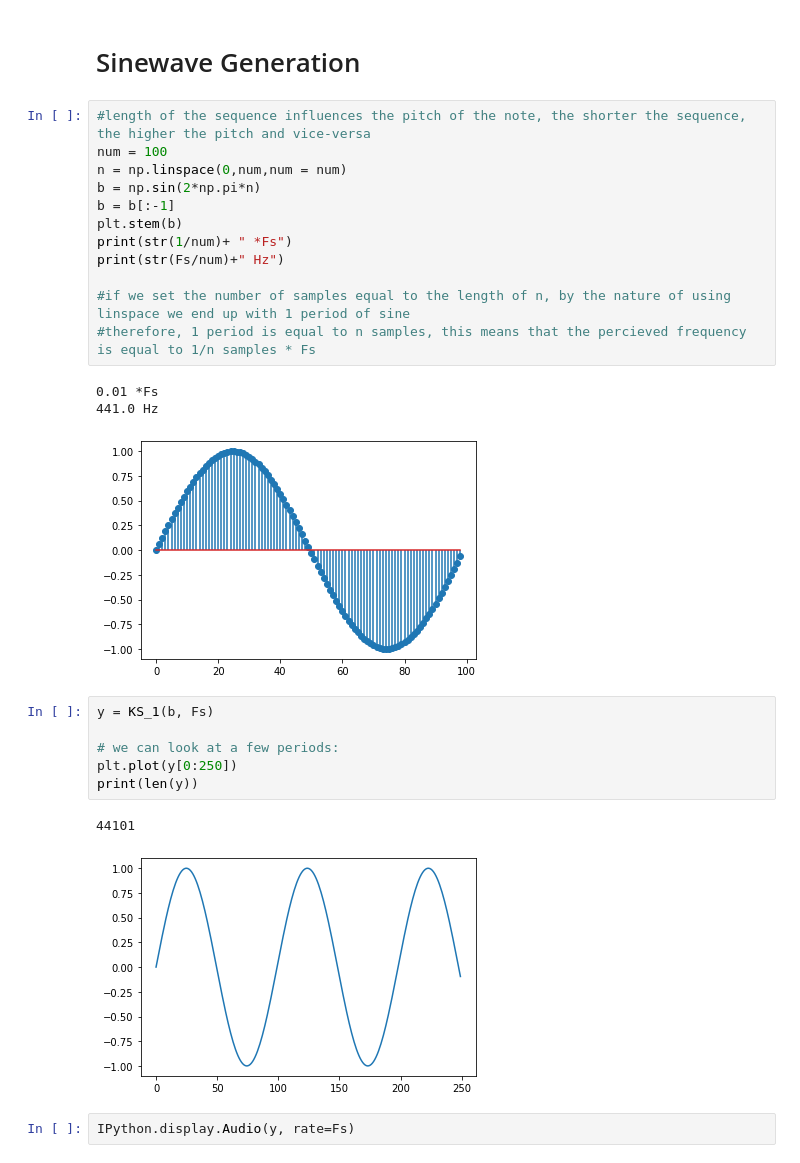
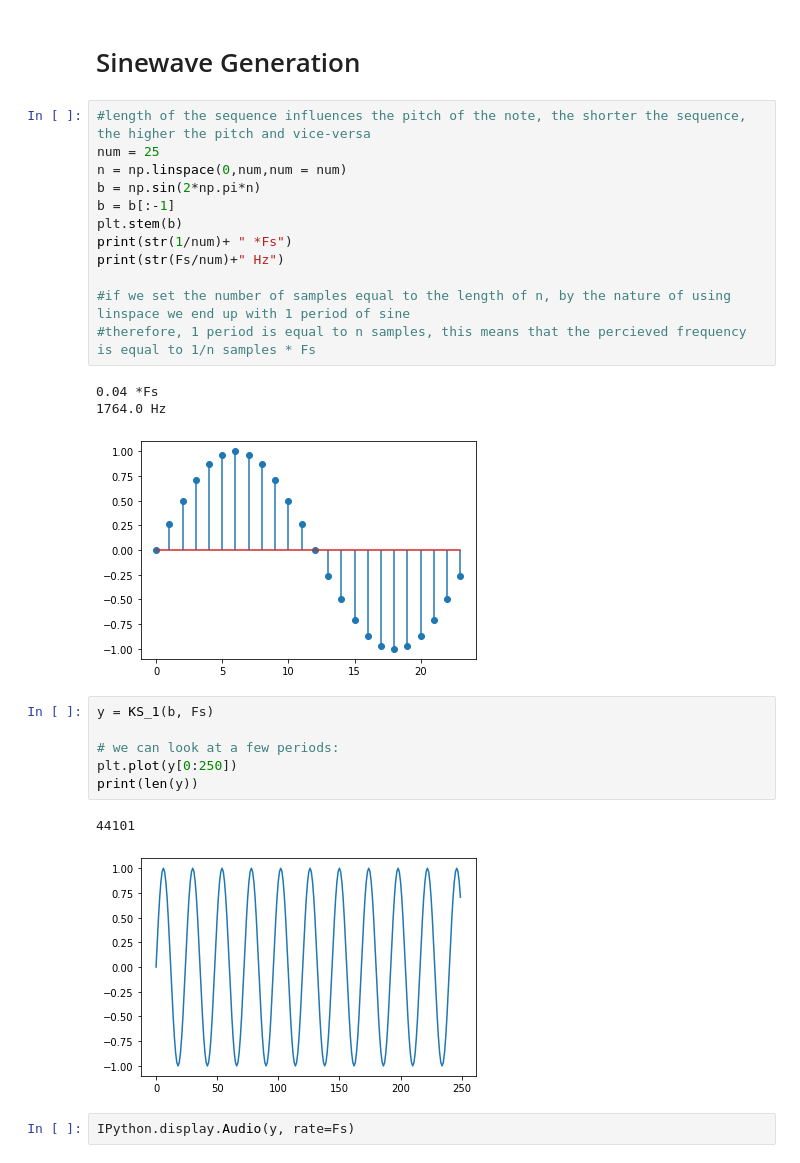
Before and after one commit to AlexDom513/DSP, a Jupyter notebook: Python/Audio/synth/synthProto.ipynb, the cells around one changed output. Drawn from its saved outputs; the diff is of its cells as text.

```diff
--- a/Python/Audio/synth/synthProto.ipynb
+++ b/Python/Audio/synth/synthProto.ipynb
@@ -51,20 +51,20 @@ IPython.display.Audio(y, rate=Fs)
 # Sinewave Generation
 # %%
 #length of the sequence influences the pitch of the note, the shorter the sequence, the higher the pitch and vice-versa
-num = 100
+num = 25
 n = np.linspace(0,num,num = num)
 b = np.sin(2*np.pi*n)
 b = b[:-1]
 plt.stem(b)
 print(str(1/num)+ " *Fs")
 print(str(Fs/num)+" Hz")
 
 #if we set the number of samples equal to the length of n, by the nature of using linspace we end up with 1 period of sine
 #therefore, 1 period is equal to n samples, this means that the percieved frequency is equal to 1/n samples * Fs
 # %% [output]
-0.01 *Fs
-441.0 Hz
+0.04 *Fs
+1764.0 Hz
-[figure, old version]
+[figure, new version]
 # %%
 y = KS_1(b, Fs)
 
@@ -73,7 +73,7 @@ plt.plot(y[0:250])
 print(len(y))
 # %% [output]
 44101
-[figure, old version]
+[figure, new version]
 # %%
 IPython.display.Audio(y, rate=Fs)
 # %% [output]
```
Also changed, not shown: parts of 4 cells of this notebook, 3 other files.
